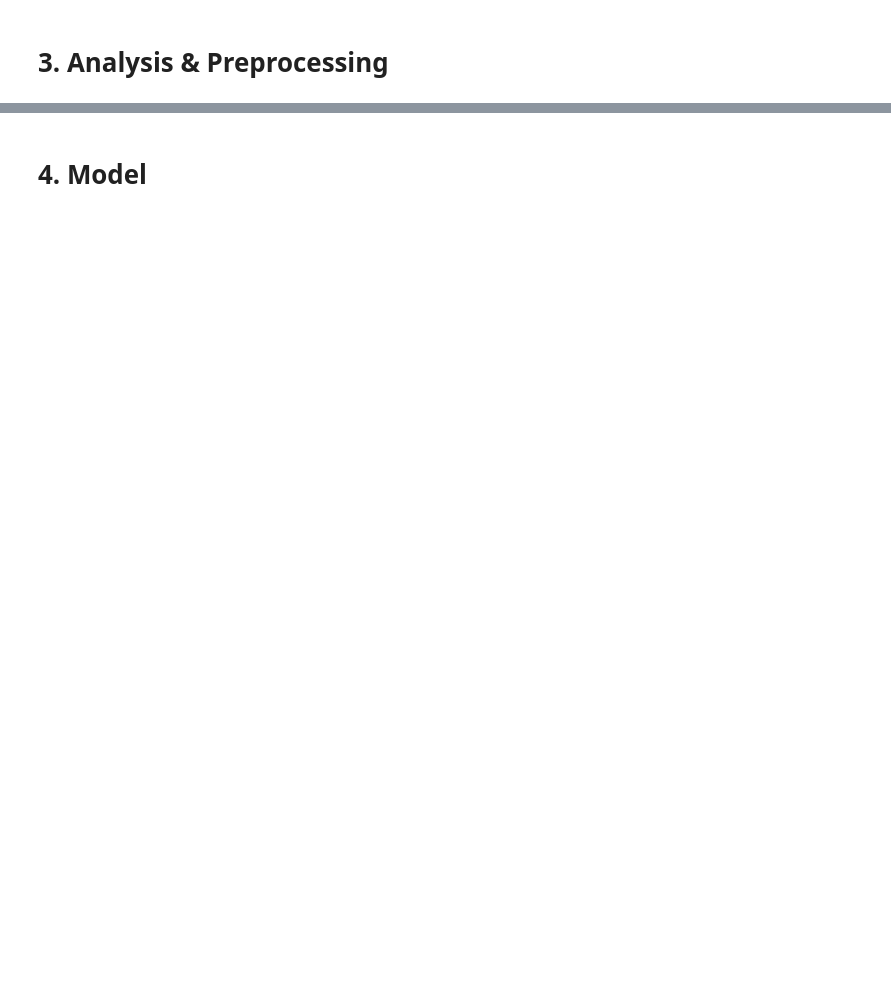
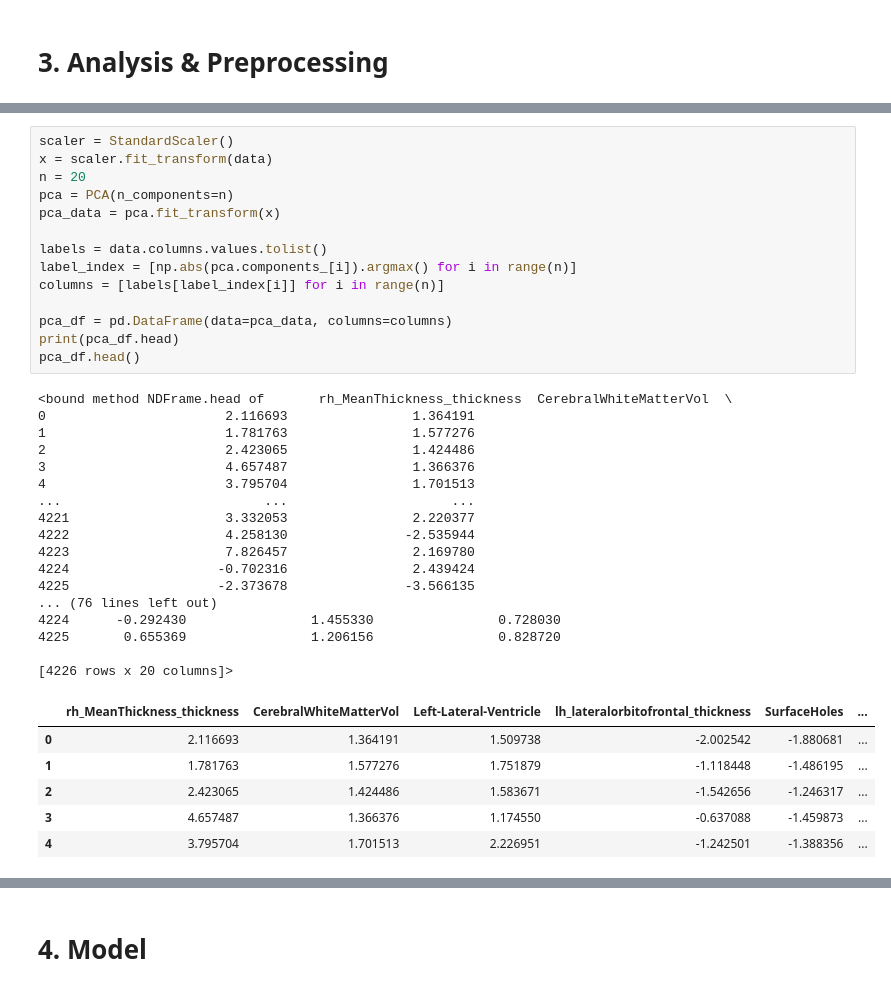
Before and after one commit to nickknapton12/BMEN415_Final_Project, a Jupyter notebook: Regression/Rachel/NN_Model1.ipynb, the cells around one changed output, grey strips where cells are left out. Cells and saved outputs as stored; diff of their text form; blank space fills up the shorter version.

```diff
--- a/Regression/Rachel/NN_Model1.ipynb
+++ b/Regression/Rachel/NN_Model1.ipynb
@@ -75,3 +54,41 @@ data_labels = np_utils.to_categorical(encodedY)
+# %%
+scaler = StandardScaler()
+x = scaler.fit_transform(data)
+n = 20
+pca = PCA(n_components=n)
+pca_data = pca.fit_transform(x)
+
+labels = data.columns.values.tolist()
+label_index = [np.abs(pca.components_[i]).argmax() for i in range(n)]
+columns = [labels[label_index[i]] for i in range(n)]
+
+pca_df = pd.DataFrame(data=pca_data, columns=columns)
+print(pca_df.head)
+pca_df.head()
+# %% [output]
+<bound method NDFrame.head of       rh_MeanThickness_thickness  CerebralWhiteMatterVol  \
+0                       2.116693                1.364191
+1                       1.781763                1.577276
+2                       2.423065                1.424486
+3                       4.657487                1.366376
+4                       3.795704                1.701513
+...                          ...                     ...
+4221                    3.332053                2.220377
+4222                    4.258130               -2.535944
+4223                    7.826457                2.169780
+4224                   -0.702316                2.439424
+4225                   -2.373678               -3.566135
+... (76 lines left out)
+4224      -0.292430                1.455330                0.728030
+4225       0.655369                1.206156                0.828720
+
+[4226 rows x 20 columns]>
+|  | rh_MeanThickness_thickness | CerebralWhiteMatterVol | Left-Lateral-Ventricle | lh_lateralorbitofrontal_thickness | SurfaceHoles | ... |
+| 0 | 2.116693 | 1.364191 | 1.509738 | -2.002542 | -1.880681 | ... |
+| 1 | 1.781763 | 1.577276 | 1.751879 | -1.118448 | -1.486195 | ... |
+| 2 | 2.423065 | 1.424486 | 1.583671 | -1.542656 | -1.246317 | ... |
+| 3 | 4.657487 | 1.366376 | 1.174550 | -0.637088 | -1.459873 | ... |
+| 4 | 3.795704 | 1.701513 | 2.226951 | -1.242501 | -1.388356 | ... |
 # %%
 # Split for validation --> train, val, test = 80/15/5
 # train to test (val and test) --> include random shuffle
```
Also changed, not shown: parts of 23 cells of this notebook.
